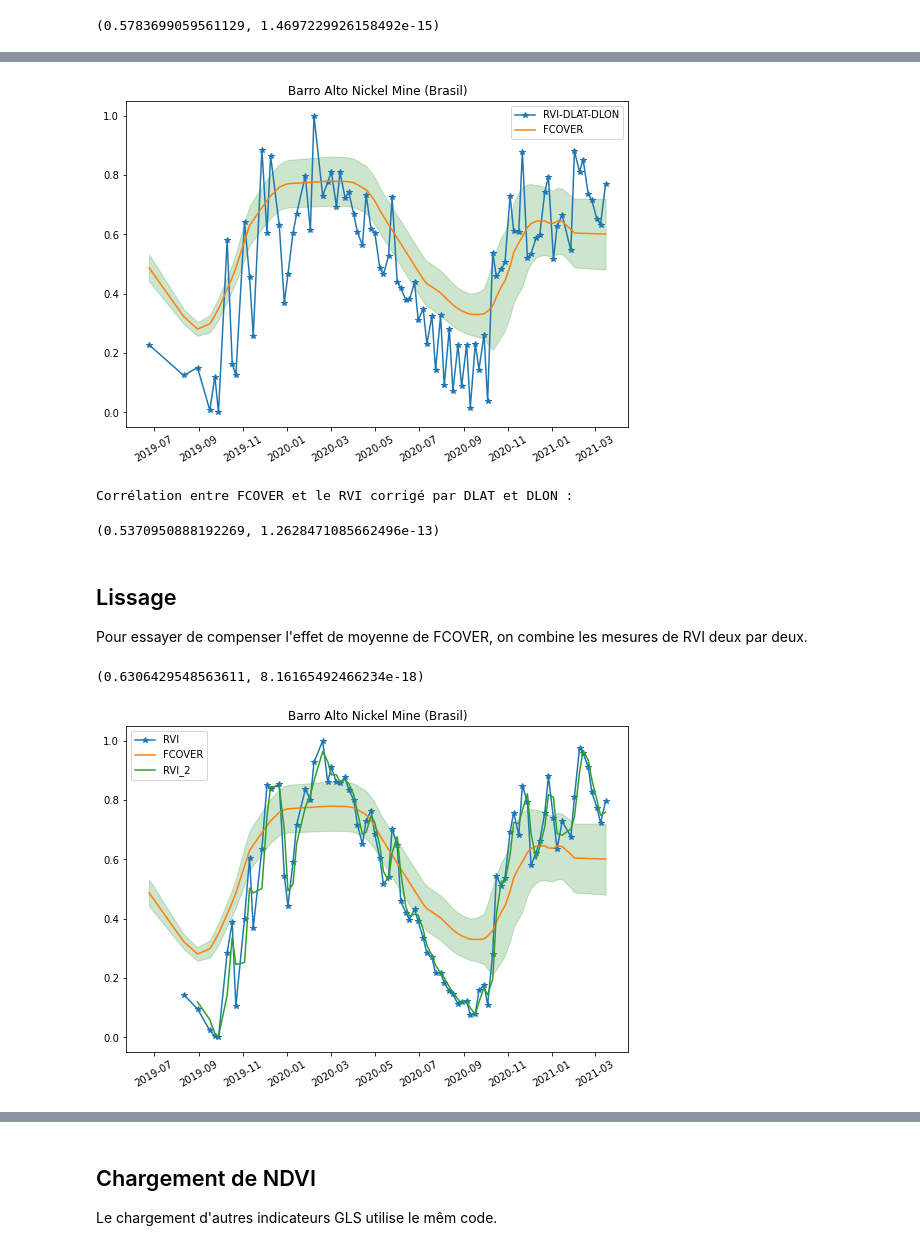
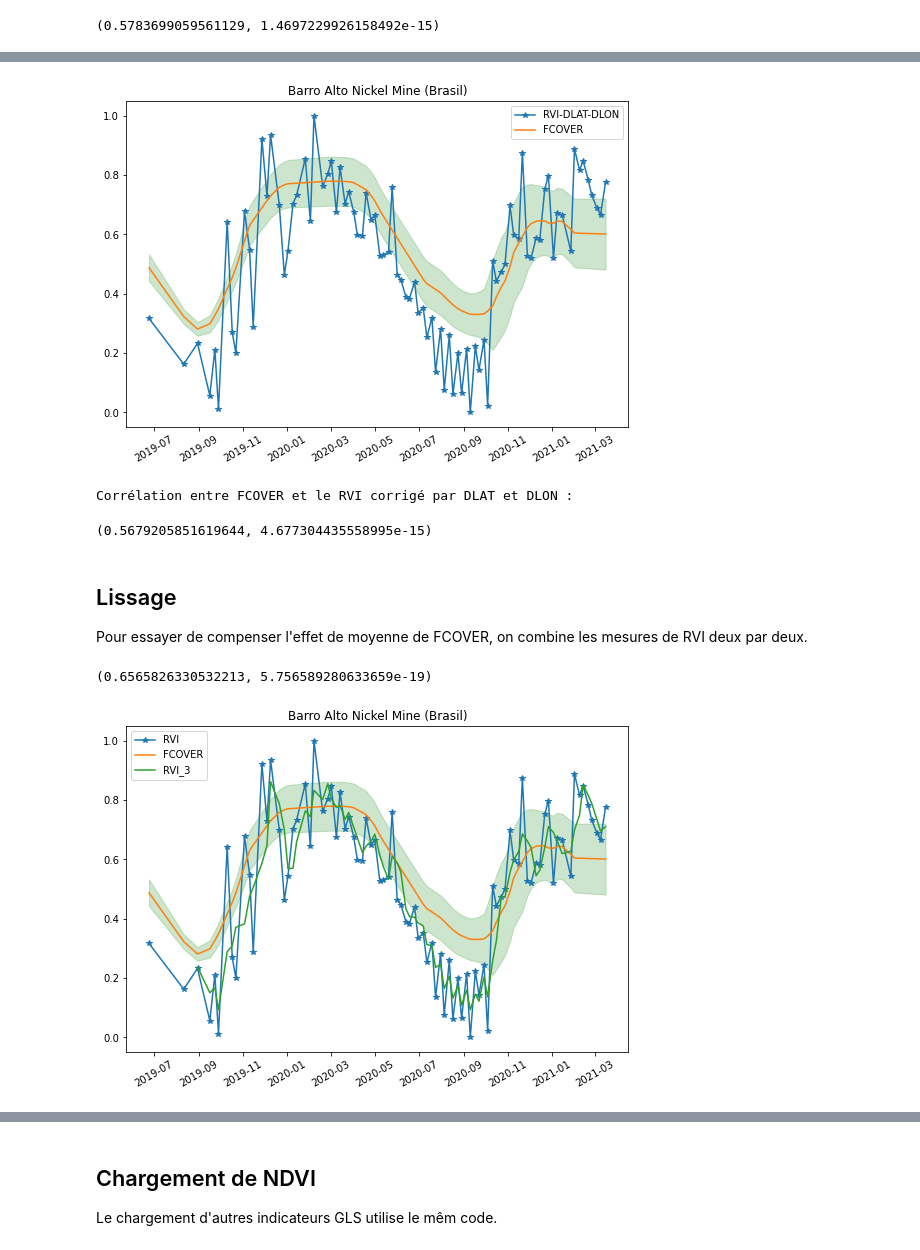
Before and after one commit to jee51/sentry, a Jupyter notebook: notebooks/TraceRVI.ipynb, the cells around one changed output, grey strips where cells are left out. Saved outputs shown, nothing was run; the diff lists cells and outputs as text; code cells hidden in the pictures.

```diff
--- a/notebooks/TraceRVI.ipynb
+++ b/notebooks/TraceRVI.ipynb
@@ -212,0 +191,6 @@ On retranche l'information issue de la paralaxe d'acquisition et on normalise le
+# %%
+R['DRVI'] = rvi.diff()
+R['DDLAT'] = R['DLAT'].diff()
+R['DDLON'] = R['DLON'].diff()
+resi = smf.ols('DRVI ~ DDLAT + DDLON -1',data=R).fit()
+resi.summary()
@@ -213,6 +220,6 @@ On retranche l'information issue de la paralaxe d'acquisition et on normalise le
 # %%
 fig,ax = plt.subplots()
-dry0 = ry0-resi.fittedvalues
+dry0 = rvi - R[['DLAT','DLON']].dot(resi.params.values)
 dry = (dry0-dry0.min())/(dry0.max()-dry0.min())
 plt.plot(x,dry,'-*')
 plt.plot(x,fy)
@@ -221,32 +228,32 @@ plt.xticks(rotation=30)
 ax.legend(['RVI-DLAT-DLON','FCOVER'])
 plt.title(zone['name']);
 # %% [output]
-[figure, old version]
+[figure, new version]
 # %%
 tau1,pval1 = kendalltau(fy,dry0)
 print("Corrélation entre FCOVER et le RVI corrigé par DLAT et DLON :")
 (tau1,pval1)
 # %% [output]
 Corrélation entre FCOVER et le RVI corrigé par DLAT et DLON :
-(0.5370950888192269, 1.2628471085662496e-13)
+(0.5679205851619644, 4.677304435558995e-15)
 # %% [markdown]
 ## Lissage
 Pour essayer de compenser l'effet de moyenne de FCOVER, on combine les mesures de RVI deux par deux.
 # %%
-n=2
+n=3
 rdry = dry.rolling(window=n).mean()
 
 fig,ax = plt.subplots()
 plt.plot(x,dry,'-*')
 plt.plot(x,fy)
 ax.fill_between(x,fy-fe,fy+fe,color='g',alpha=0.2)
 plt.plot(x,rdry)
 plt.xticks(rotation=30)
-ax.legend(['RVI','FCOVER','RVI_2'])
+ax.legend(['RVI','FCOVER','RVI_3'])
 plt.title(zone['name']);
 
 tau,pvalue = kendalltau(fy[n:],rdry[n:])
 tau,pvalue
 # %% [output]
-(0.6306429548563611, 8.16165492466234e-18)
+(0.6565826330532213, 5.756589280633659e-19)
-[figure, old version]
+[figure, new version]
```
Also changed, not shown: parts of 12 cells of this notebook, 1 other file.
